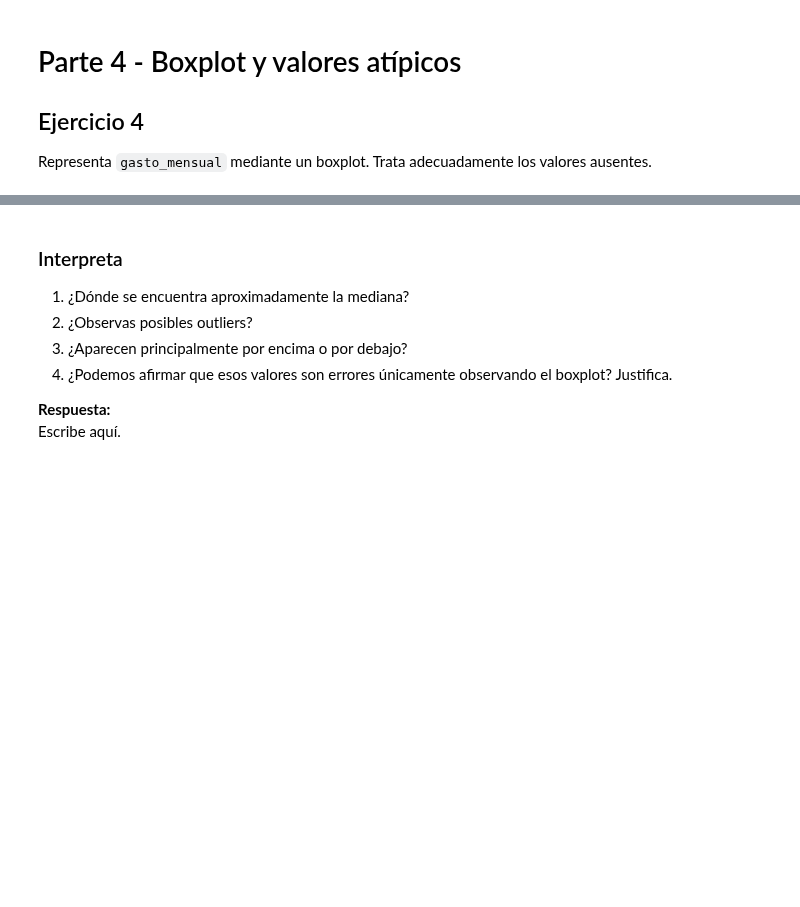
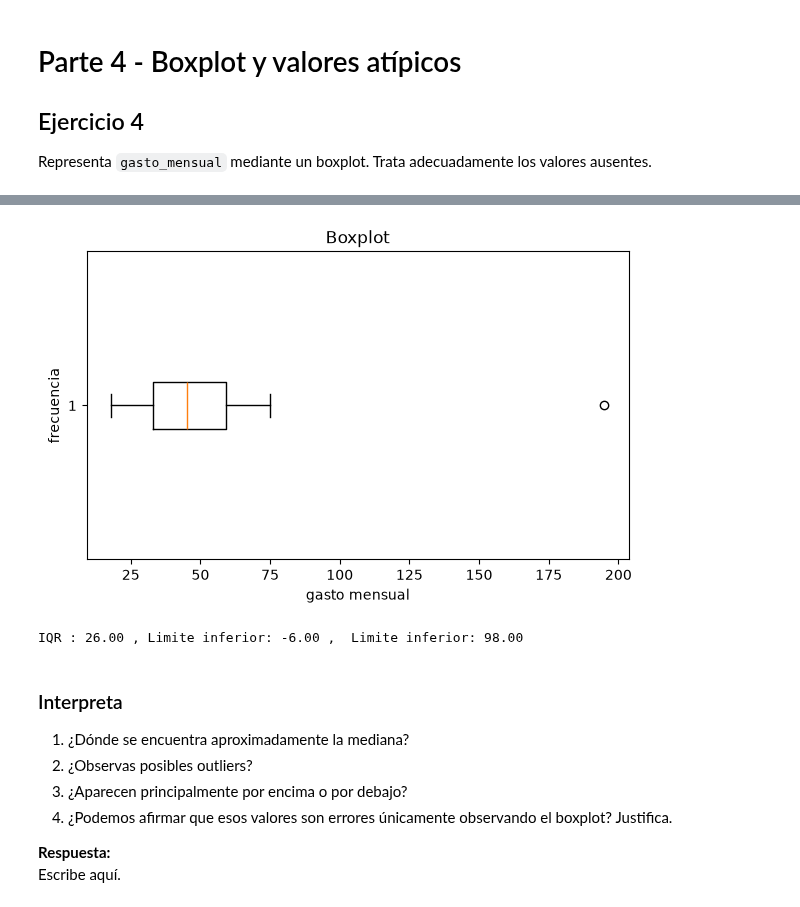
Before and after one commit to mmartinezvaras/s_aprendizaje, a Jupyter notebook: Notebooks S.aprendizaje/UD2/Practica_05.ipynb, the cells around one changed output, grey strips where cells are left out. Saved outputs shown, nothing was run; the diff lists cells and outputs as text; code cells hidden in the pictures; blank space fills up the shorter version.

```diff
--- a/Notebooks S.aprendizaje/UD2/Practica_05.ipynb
+++ b/Notebooks S.aprendizaje/UD2/Practica_05.ipynb
@@ -207,3 +242,29 @@ Representa `gasto_mensual` mediante un boxplot. Trata adecuadamente los valores
+# %%
+plt.figure(figsize=(7,4))
+plt.boxplot(df["edad"].dropna(),orientation="horizontal")
+plt.xlabel("gasto mensual")
+plt.ylabel("frecuencia")
+plt.title("Boxplot")
+plt.show()
+# %% [output]
+[figure, added]
+# %%
+# TODO: calcula Q1, Q3 e IQR
+Q1 = df["edad"].quantile(.25)
+Q2 = df["edad"].quantile(.5)
+Q3 = df["edad"].quantile(.75)
+
+#Rango intercuantilico
+IQR = Q3 - Q1
+# TODO: calcula los límites inferior y superior
+Linf_edad = Q1 - 1.5 * IQR
+Lsup_edad = Q3 + 1.5 * IQR
+
+
+# TODO: muestra los resultados
+print(f"IQR : {IQR:.2f} , Limite inferior: {Linf:.2f} ,  Limite inferior: {Lsup:.2f}")
+# %% [output]
+IQR : 26.00 , Limite inferior: -6.00 ,  Limite inferior: 98.00
 # %% [markdown]
 ### Interpreta
 
```
Also changed, not shown: parts of 11 cells of this notebook.
